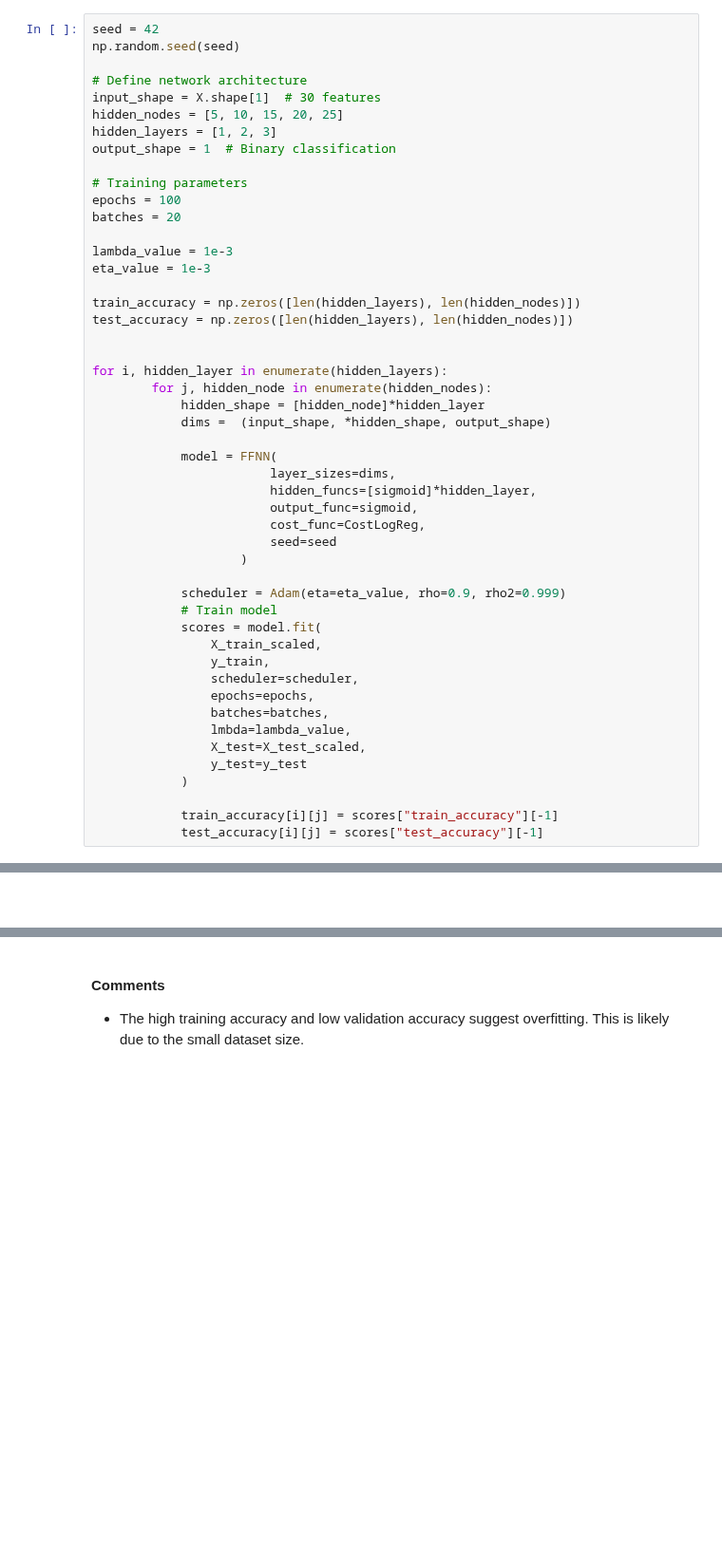
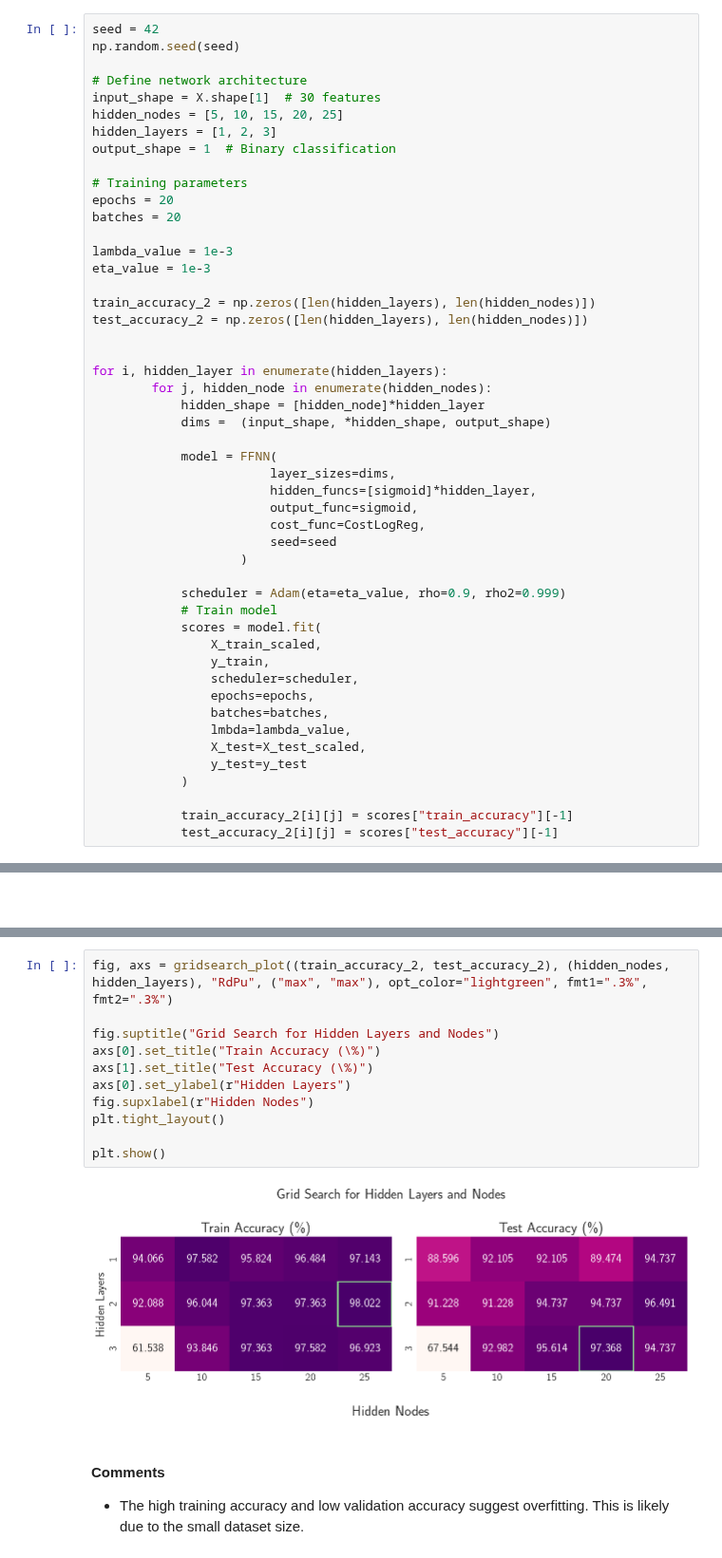
Before and after one commit to Oskar-Idland/FYS-STK4155-Projects, a Jupyter notebook: Project_2/src/nn_breast_cancer.ipynb, the cells around one changed output, grey strips where cells are left out. Shown at 95% size. Saved outputs shown, nothing was run; the diff lists cells and outputs as text; blank space fills up the shorter version.

```diff
--- a/Project_2/src/nn_breast_cancer.ipynb
+++ b/Project_2/src/nn_breast_cancer.ipynb
@@ -226,14 +188,14 @@ hidden_layers = [1, 2, 3]
 output_shape = 1  # Binary classification
 
 # Training parameters
-epochs = 100
+epochs = 20
 batches = 20
 
 lambda_value = 1e-3
 eta_value = 1e-3
 
-train_accuracy = np.zeros([len(hidden_layers), len(hidden_nodes)])
-test_accuracy = np.zeros([len(hidden_layers), len(hidden_nodes)])
+train_accuracy_2 = np.zeros([len(hidden_layers), len(hidden_nodes)])
+test_accuracy_2 = np.zeros([len(hidden_layers), len(hidden_nodes)])
 
 
 for i, hidden_layer in enumerate(hidden_layers):
@@ -262,8 +224,8 @@ for i, hidden_layer in enumerate(hidden_layers):
 				y_test=y_test
 			)
 
-			train_accuracy[i][j] = scores["train_accuracy"][-1]
-			test_accuracy[i][j] = scores["test_accuracy"][-1]
+			train_accuracy_2[i][j] = scores["train_accuracy"][-1]
+			test_accuracy_2[i][j] = scores["test_accuracy"][-1]
 # %% [output]
 Classification task detected
 Adam: Eta=0.001, Lambda=0.001
@@ -333,3 +249,16 @@ plt.show()
+# %%
+fig, axs = gridsearch_plot((train_accuracy_2, test_accuracy_2), (hidden_nodes, hidden_layers), "RdPu", ("max", "max"), opt_color="lightgreen", fmt1=".3%", fmt2=".3%")
+
+fig.suptitle("Grid Search for Hidden Layers and Nodes")
+axs[0].set_title("Train Accuracy (\%)")
+axs[1].set_title("Test Accuracy (\%)")
+axs[0].set_ylabel(r"Hidden Layers")
+fig.supxlabel(r"Hidden Nodes")
+plt.tight_layout()
+
+plt.show()
+# %% [output]
+[figure, added]
 # %% [markdown]
 #### Comments
 
```
Also changed, not shown: parts of 19 cells of this notebook, 11 other files.
